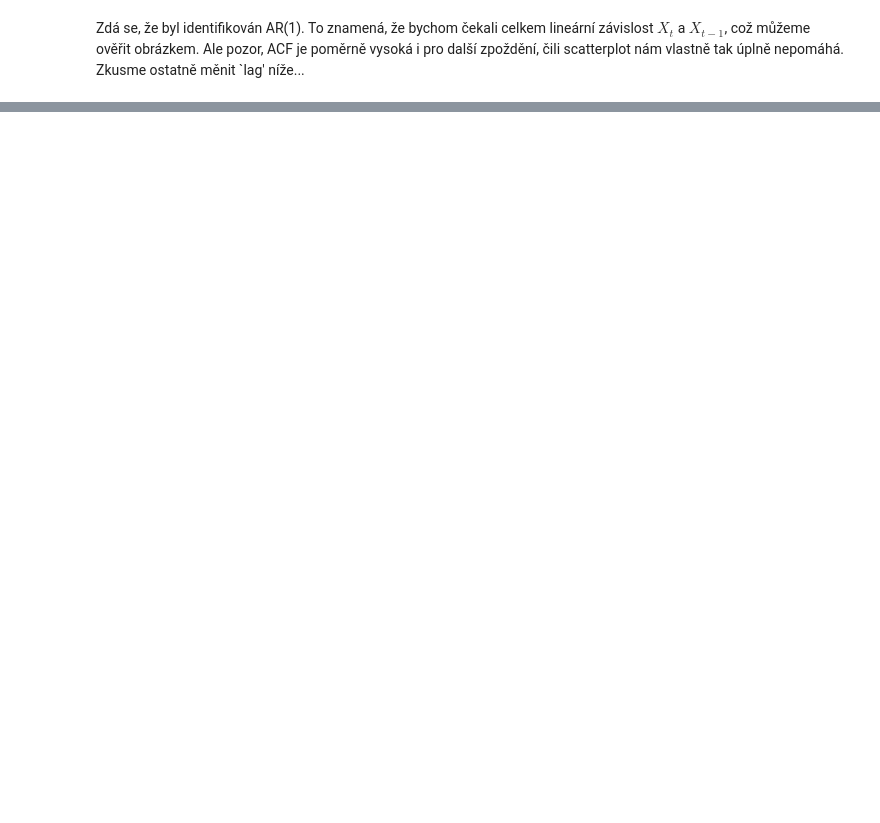
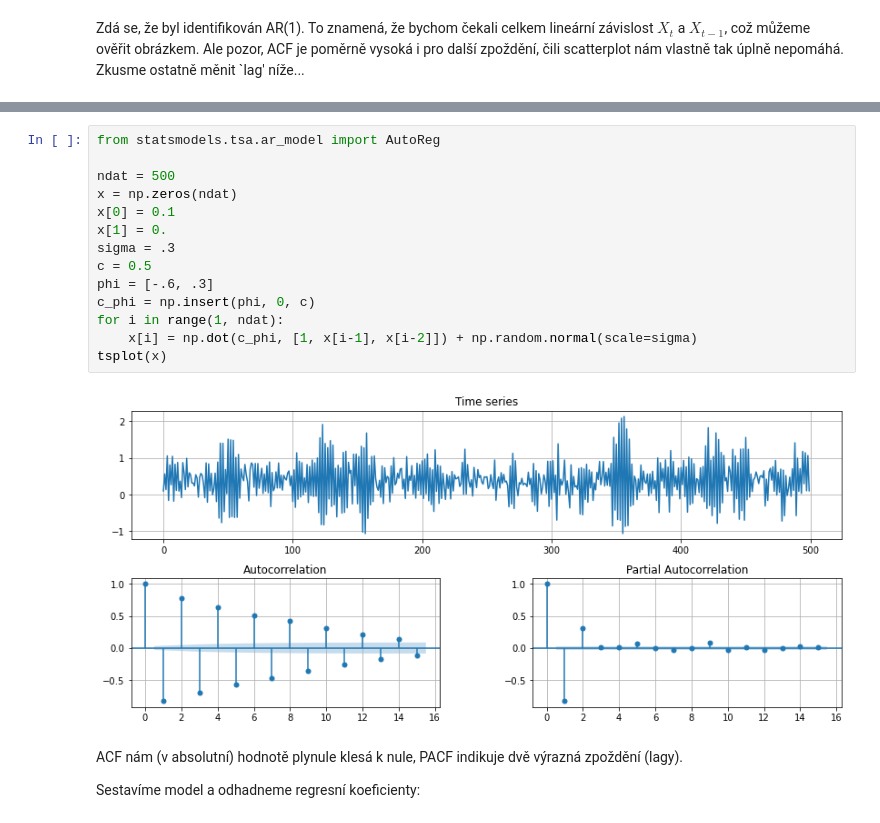
Before and after one commit to kamil-dedecius/mi-scr, a Jupyter notebook: prednasky/2.ipynb, the cells around one changed output, grey strips where cells are left out. Saved outputs shown, nothing was run; the diff lists cells and outputs as text; blank space fills up the shorter version.

```diff
--- a/prednasky/2.ipynb
+++ b/prednasky/2.ipynb
@@ -381,0 +391,20 @@ A konečně predikce na (nesmyslných ale demonstrativních) 100 kroků jsou ná
+# %%
+from statsmodels.tsa.ar_model import AutoReg
+
+ndat = 500
+x = np.zeros(ndat)
+x[0] = 0.1
+x[1] = 0.
+sigma = .3
+c = 0.5
+phi = [-.6, .3]
+c_phi = np.insert(phi, 0, c)
+for i in range(1, ndat):
+    x[i] = np.dot(c_phi, [1, x[i-1], x[i-2]]) + np.random.normal(scale=sigma)
+tsplot(x)
+# %% [output]
+[figure, added]
+# %% [markdown]
+ACF nám (v absolutní) hodnotě plynule klesá k nule, PACF indikuje dvě výrazná zpoždění (lagy).
+
+Sestavíme model a odhadneme regresní koeficienty:
```
Also changed, not shown: parts of 29 cells of this notebook.
